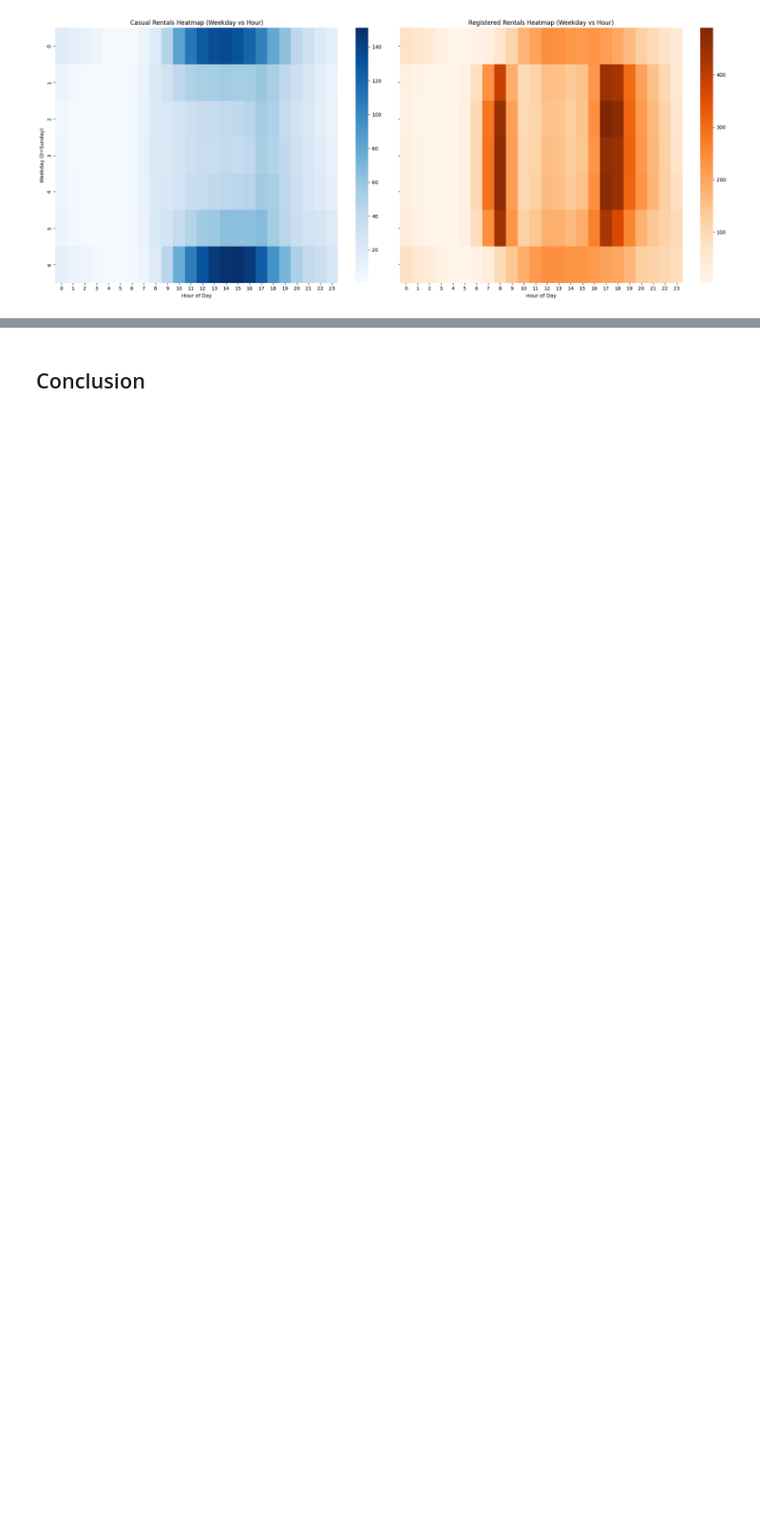
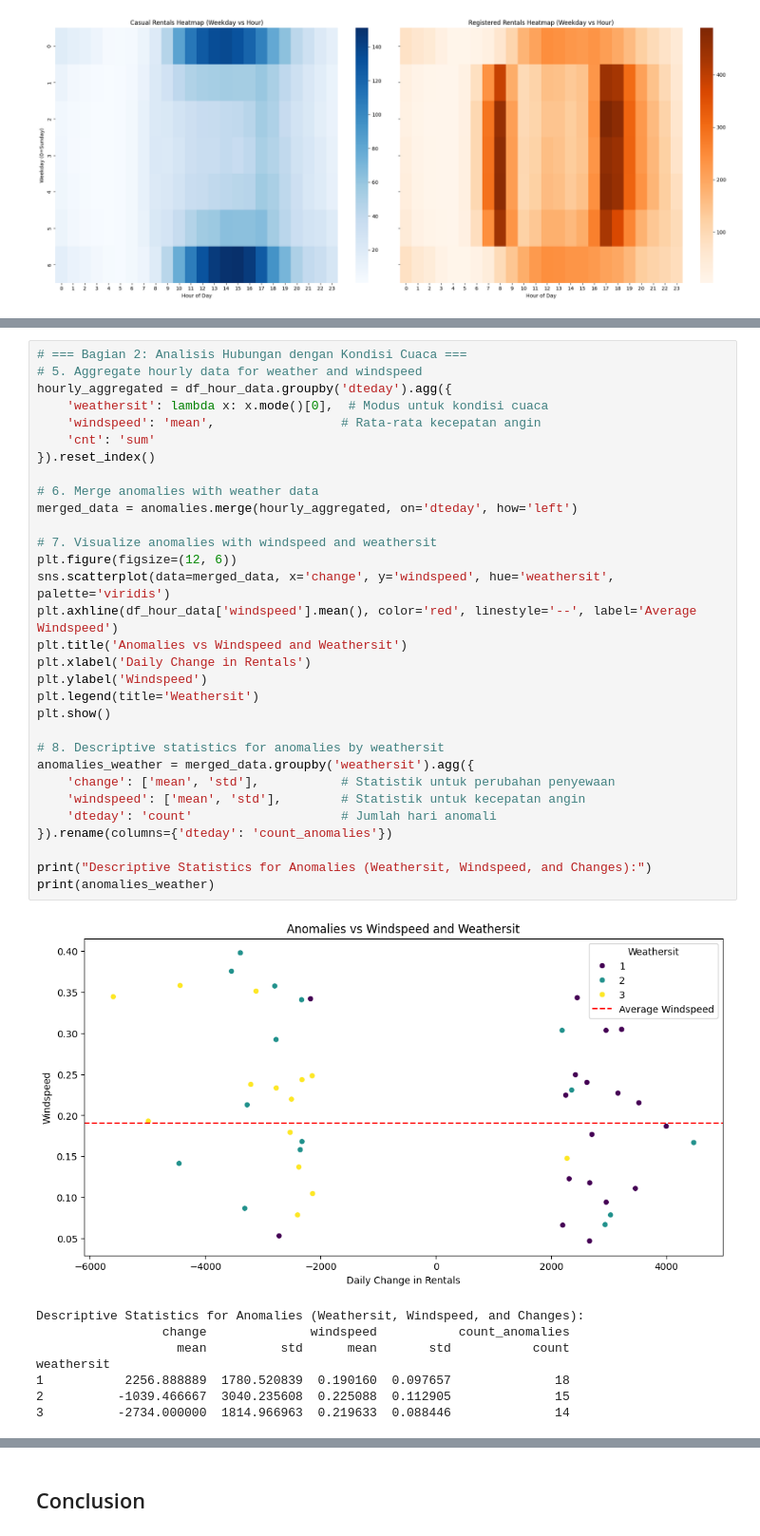
Before and after one commit to esnanta/data-analysis, a Jupyter notebook: bike-sharing/bike_sharing_data_analysis.ipynb, the cells around one changed output, grey strips where cells are left out. Shown: that part at 95% size. Cells and saved outputs as stored; diff of their text form; blank space fills up the shorter version.

```diff
--- a/Bike_Sharing_Data_Analysis.ipynb
+++ b/bike-sharing/bike_sharing_data_analysis.ipynb
@@ -644,0 +666,40 @@ plt.show()
+# %%
+# === Bagian 2: Analisis Hubungan dengan Kondisi Cuaca ===
+# 5. Aggregate hourly data for weather and windspeed
+hourly_aggregated = df_hour_data.groupby('dteday').agg({
+    'weathersit': lambda x: x.mode()[0],  # Modus untuk kondisi cuaca
+    'windspeed': 'mean',                 # Rata-rata kecepatan angin
+    'cnt': 'sum'
+}).reset_index()
+
+# 6. Merge anomalies with weather data
+merged_data = anomalies.merge(hourly_aggregated, on='dteday', how='left')
+
+# 7. Visualize anomalies with windspeed and weathersit
+plt.figure(figsize=(12, 6))
+sns.scatterplot(data=merged_data, x='change', y='windspeed', hue='weathersit', palette='viridis')
+plt.axhline(df_hour_data['windspeed'].mean(), color='red', linestyle='--', label='Average Windspeed')
+plt.title('Anomalies vs Windspeed and Weathersit')
+plt.xlabel('Daily Change in Rentals')
+plt.ylabel('Windspeed')
+plt.legend(title='Weathersit')
+plt.show()
+
+# 8. Descriptive statistics for anomalies by weathersit
+anomalies_weather = merged_data.groupby('weathersit').agg({
+    'change': ['mean', 'std'],           # Statistik untuk perubahan penyewaan
+    'windspeed': ['mean', 'std'],        # Statistik untuk kecepatan angin
+    'dteday': 'count'                    # Jumlah hari anomali
+}).rename(columns={'dteday': 'count_anomalies'})
+
+print("Descriptive Statistics for Anomalies (Weathersit, Windspeed, and Changes):")
+print(anomalies_weather)
+# %% [output]
+[figure, added]
+Descriptive Statistics for Anomalies (Weathersit, Windspeed, and Changes):
+                 change              windspeed           count_anomalies
+                   mean          std      mean       std           count
+weathersit
+1           2256.888889  1780.520839  0.190160  0.097657              18
+2          -1039.466667  3040.235608  0.225088  0.112905              15
+3          -2734.000000  1814.966963  0.219633  0.088446              14
```
Also changed, not shown: parts of 28 cells of this notebook, 1 other file.
